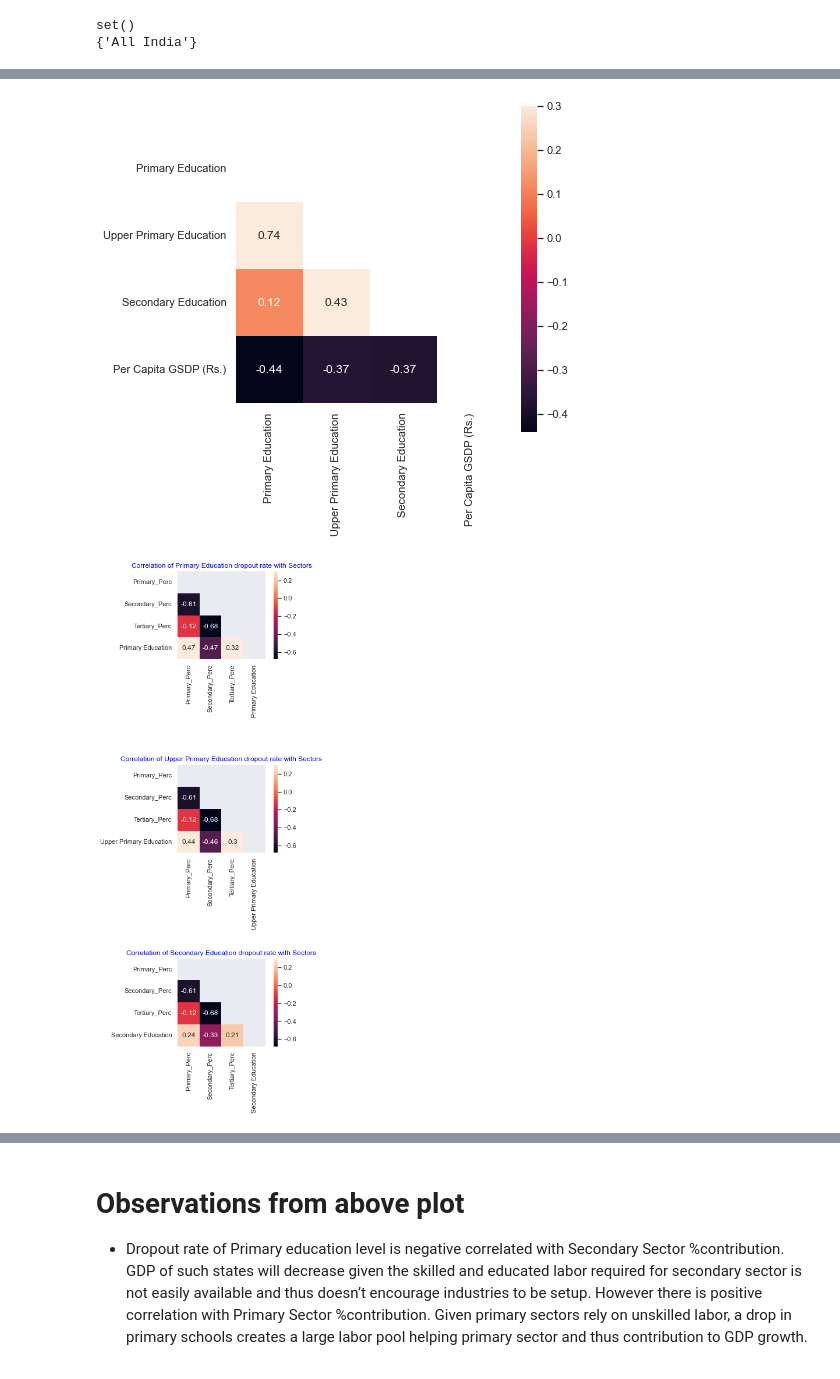
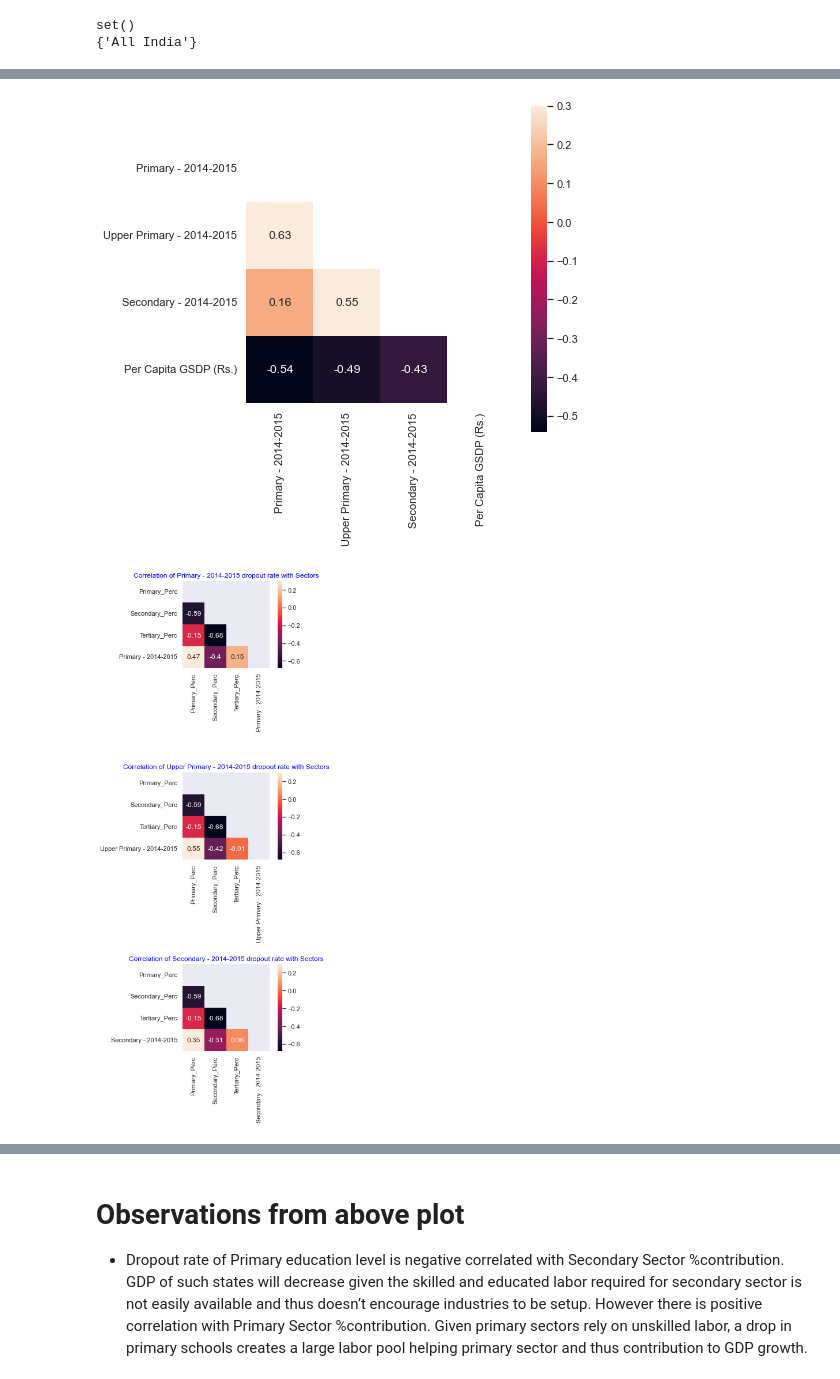
Before and after one commit to Yashvardhan777/DS-Labs, a Jupyter notebook: main.ipynb, the cells around one changed output, grey strips where cells are left out. Drawn from its saved outputs; the diff is of its cells as text; code cells hidden in the pictures.

```diff
--- a/main.ipynb
+++ b/main.ipynb
@@ -85,8 +97,7 @@ list(gdp_df.columns)
 # %%
 union_territories = ["Andaman & Nicobar Islands", "Chandigarh", "Delhi", "Puducherry"]
 gdp_df.drop(union_territories, axis = 1, inplace = True)
-gdp_df.drop(gdp_df[gdp_df["Duration"] == '2016-17'].index, inplace =True)
-gdp_df.head(10)
+gdp_df.head(11)
 # %% [output]
 |  | Items Description | Duration | Andhra Pradesh | Arunachal Pradesh | Assam | Bihar | Chhattisgarh | ... |
 | 0 | GSDP - CURRENT PRICES (` in Crore) | 2011-12 | 379402.00 | 11063.00 | 143175.00 | 247144.00 | 158074.00 | ... |
@@ -418,16 +441,8 @@ for filename in all_files:
     state = " ".join(stateL)
     state_df = pd.read_csv(filename,index_col=None,header=0,encoding = 'unicode_escape')
 
-    years = ["2012-13", "2013-14", "2014-15", "2015-16"]
-
-    for year in years:
-        if year not in state_df.columns:
-            state_df[year] = np.NaN
-
-    state_df["Average Contribution (2012-16)"] = state_df[years].mean(axis=1)
-
-    # We will be performing analysis for average data over the years 2012-16
-    state_df = state_df[['S.No.','Item',"Average Contribution (2012-16)"]]
+    # We will be performing analysis for the years 2014-15
+    state_df = state_df[['S.No.','Item',"2014-15"]]
     # print(state_df)
 
     # Generalising and simplifying the dataset by removing individual industries
@@ -466,6 +481,6 @@ for filename in all_files:
 # When all files are read and the data is available in final list
 # then load that list in dataframe using concatenate function of pandas
 all_states_df = pd.concat(states_data_list,axis=0,ignore_index=True)
-all_states_df
+all_states_df.head()
 # %% [output]
 | Item | State | Agriculture, forestry and fishing | Mining and quarrying | Primary | Manufacturing | Electricity, gas, water supply & ... | ... |
@@ -878,11 +878,11 @@ no. of rows: 29 and columns: 14 after dropping "West Bengal" State
 ## dropping unwanted columns
 dropout_df.columns
 print('no. of rows: {0} and columns: {1} before dropping unwanted columns'.format(dropout_df.shape[0],dropout_df.shape[1]))
-dropout_df["Primary Education"] = dropout_df[['Primary - 2012-2013', 'Primary - 2014-2015', 'Primary - 2014-2015.1']].mean(axis=1)
-dropout_df["Upper Primary Education"] = dropout_df[['Upper Primary - 2012-2013', 'Upper Primary - 2013-2014', 'Upper Primary - 2014-2015']].mean(axis=1)
-dropout_df["Secondary Education"] = dropout_df[['Secondary - 2012-2013', 'Secondary - 2013-2014', 'Secondary - 2014-2015']].mean(axis=1)
+dropout_df["Primary - 2014-2015"] = dropout_df['Primary - 2014-2015.1']
+dropout_df["Upper Primary - 2014-2015"] = dropout_df['Upper Primary - 2014-2015']
+dropout_df["Secondary - 2014-2015"] = dropout_df['Secondary - 2014-2015']
 
-dropout_df = dropout_df[['Level of Education - State','Primary Education','Upper Primary Education','Secondary Education']]
+dropout_df = dropout_df[['Level of Education - State','Primary - 2014-2015','Upper Primary - 2014-2015','Secondary - 2014-2015']]
 print('no. of rows: {0} and columns: {1} after dropping unwanted columns'.format(dropout_df.shape[0],dropout_df.shape[1]))
 # %% [output]
 no. of rows: 29 and columns: 14 before dropping unwanted columns
@@ -1017,7 +1017,7 @@ shape of new df after merge: (28, 32)
 # %%
 gdp_droput_df = state_dropout_df.copy()
 # drop unnecessary columns from dataframe
-gdp_droput_df = gdp_droput_df[['Primary Education','Upper Primary Education','Secondary Education','Per Capita GSDP (Rs.)']]
+gdp_droput_df = gdp_droput_df[['Primary - 2014-2015','Upper Primary - 2014-2015','Secondary - 2014-2015','Per Capita GSDP (Rs.)']]
 numeric_cols = [col for col in gdp_droput_df]
 gdp_droput_df[numeric_cols] = gdp_droput_df[numeric_cols].apply(pd.to_numeric, errors='coerce', axis=1)
 
@@ -1027,7 +1027,7 @@ mask[np.triu_indices_from(mask)] = True
 with sns.axes_style("white"):
       sns.heatmap(gdp_droput_df.corr(),mask=mask,vmax=.3, square=True, annot=True,)
 # %% [output]
-[figure, old version]
+[figure, new version]
 # %%
 def sector_dropout_heatmap(sector_droput_df,education_levels):
     sns.set(font_scale=1)
@@ -1051,7 +1051,7 @@ def sector_dropout_heatmap(sector_droput_df,education_levels):
 
         ax[i].set_title("Correlation of {0} dropout rate with Sectors".format(edu_level),color='blue')
 # %%
-education_levels = ['Primary Education','Upper Primary Education','Secondary Education']
+education_levels = ['Primary - 2014-2015','Upper Primary - 2014-2015','Secondary - 2014-2015']
 sector_dropout_heatmap(state_dropout_df,education_levels)
 # %% [output]
-[figure, old version]
+[figure, new version]
```
Also changed, not shown: parts of 50 cells of this notebook.
